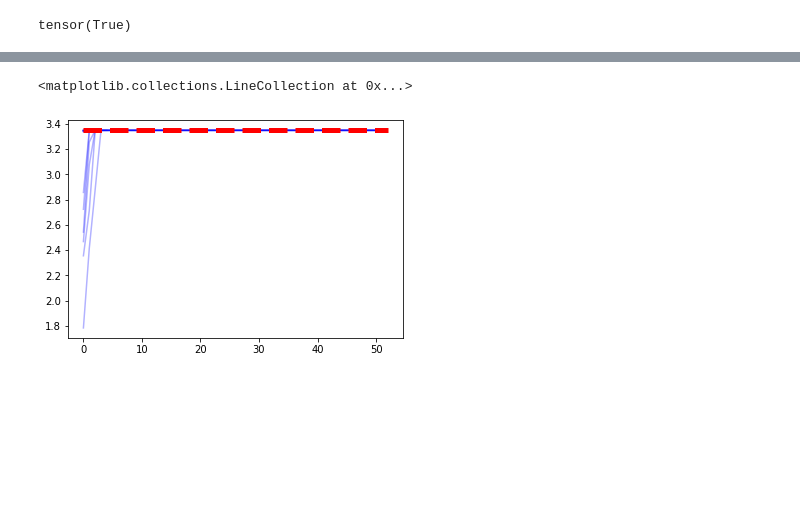
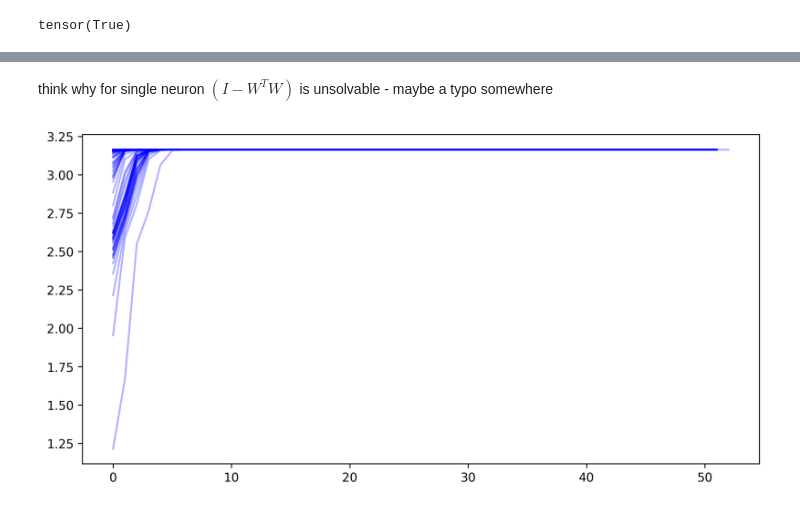
Before and after one commit to blufzzz/NonlinearHebbianPlasticity, a Jupyter notebook: baseline.ipynb, the cells around one changed output, grey strips where cells are left out. Saved outputs shown, nothing was run; the diff lists cells and outputs as text; code cells hidden in the pictures; blank space fills up the shorter version.

```diff
--- a/baseline.ipynb
+++ b/baseline.ipynb
@@ -176 +229,3 @@ plt.show()
+# %% [markdown]
+think why for single neuron $(I - W^TW)$ is unsolvable - maybe a typo somewhere
 # %%
@@ -236,15 +299,8 @@ results = Parallel(n_jobs=-1)(delayed(train)(inpt_tensor)
                     for _ in tqdm(range(n_trials)))
-# %%
-maxlen = 0
-for results_sample in results:
-    Js = results_sample['Js']
-    # length of threshold line
-    maxlen = len(Js) if len(Js)>maxlen else maxlen
-    plt.plot(np.arange(max_epochs)[:len(Js)], Js, color='blue', alpha=0.3)
-
-plt.hlines(crit_thr, 0,
-           maxlen,
-           linestyle='--', color='red', linewidth=5)
-# %% [output]
-<matplotlib.collections.LineCollection at 0x...>
-[figure, removed]
+# %%
+plt.figure(figsize=(10,5), dpi=300)
+for results_sample in results:
+    Js = results_sample['Js']
+    plt.plot(np.arange(len(Js)), Js, color='blue', alpha=0.3)
+# %% [output]
+[figure, added]
```
Also changed, not shown: parts of 24 cells of this notebook, 7 other files.
